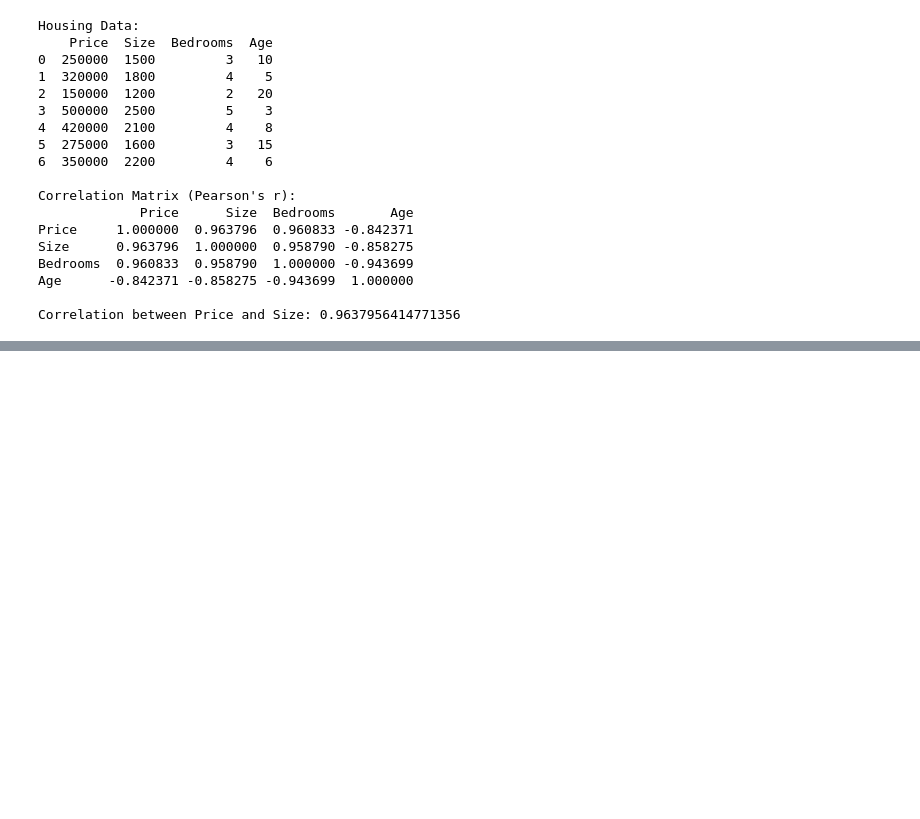
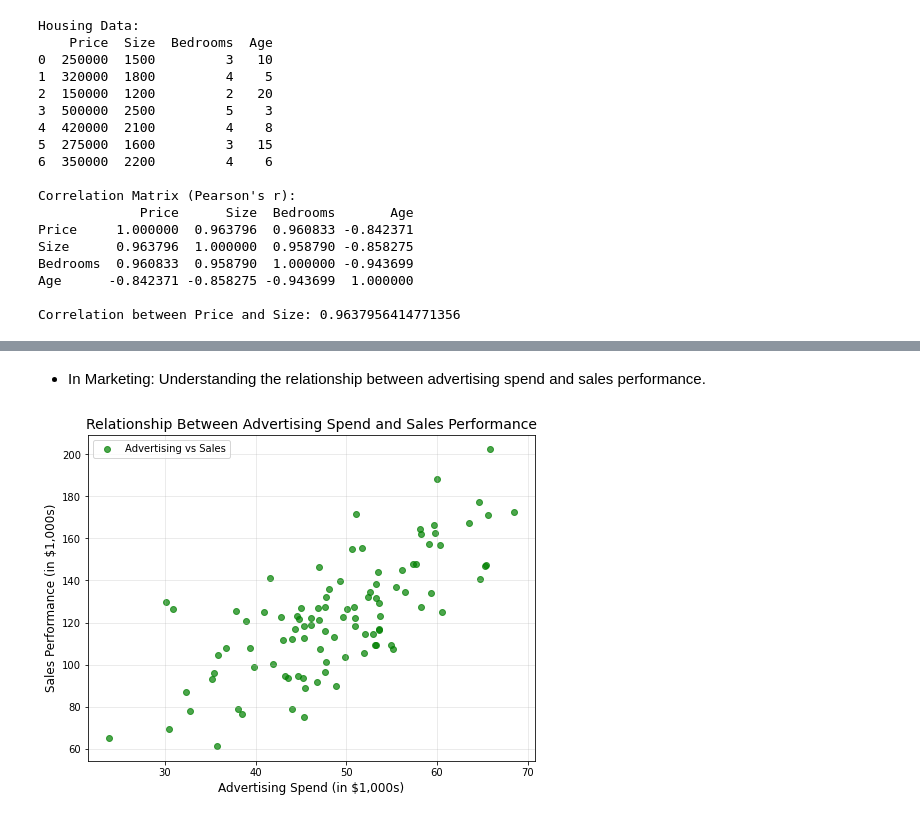
Before and after one commit to Tiger4Code/Mastering-Timeseries-Analysis-and-Forecasting, a Jupyter notebook: Episode_04_variance_family/episode_04_notebook.ipynb, the cells around one changed output, grey strips where cells are left out. Saved outputs shown, nothing was run; the diff lists cells and outputs as text; code cells hidden in the pictures; blank space fills up the shorter version.

```diff
--- a/Episode_04_variance_family/episode_04_notebook.ipynb
+++ b/Episode_04_variance_family/episode_04_notebook.ipynb
@@ -364,0 +391,22 @@ Correlation between Price and Size: 0.9637956414771356
+# %% [markdown]
+- In Marketing: Understanding the relationship between advertising spend and sales performance.
+# %%
+import numpy as np
+import matplotlib.pyplot as plt
+
+# Simulated data: Advertising spend and sales performance
+np.random.seed(42)
+advertising_spend = np.random.normal(50, 10, 100)  # Simulating advertising spend in thousands
+sales_performance = 2.5 * advertising_spend + np.random.normal(0, 20, 100)  # Sales influenced by advertising + noise
+
+# Scatter plot
+plt.figure(figsize=(8, 6))
+plt.scatter(advertising_spend, sales_performance, alpha=0.7, label="Advertising vs Sales", color='green')
+plt.title("Relationship Between Advertising Spend and Sales Performance", fontsize=14)
+plt.xlabel("Advertising Spend (in $1,000s)", fontsize=12)
+plt.ylabel("Sales Performance (in $1,000s)", fontsize=12)
+plt.grid(alpha=0.3)
+plt.legend()
+plt.show()
+# %% [output]
+[figure, added]
```
Also changed, not shown: parts of 23 cells of this notebook.
